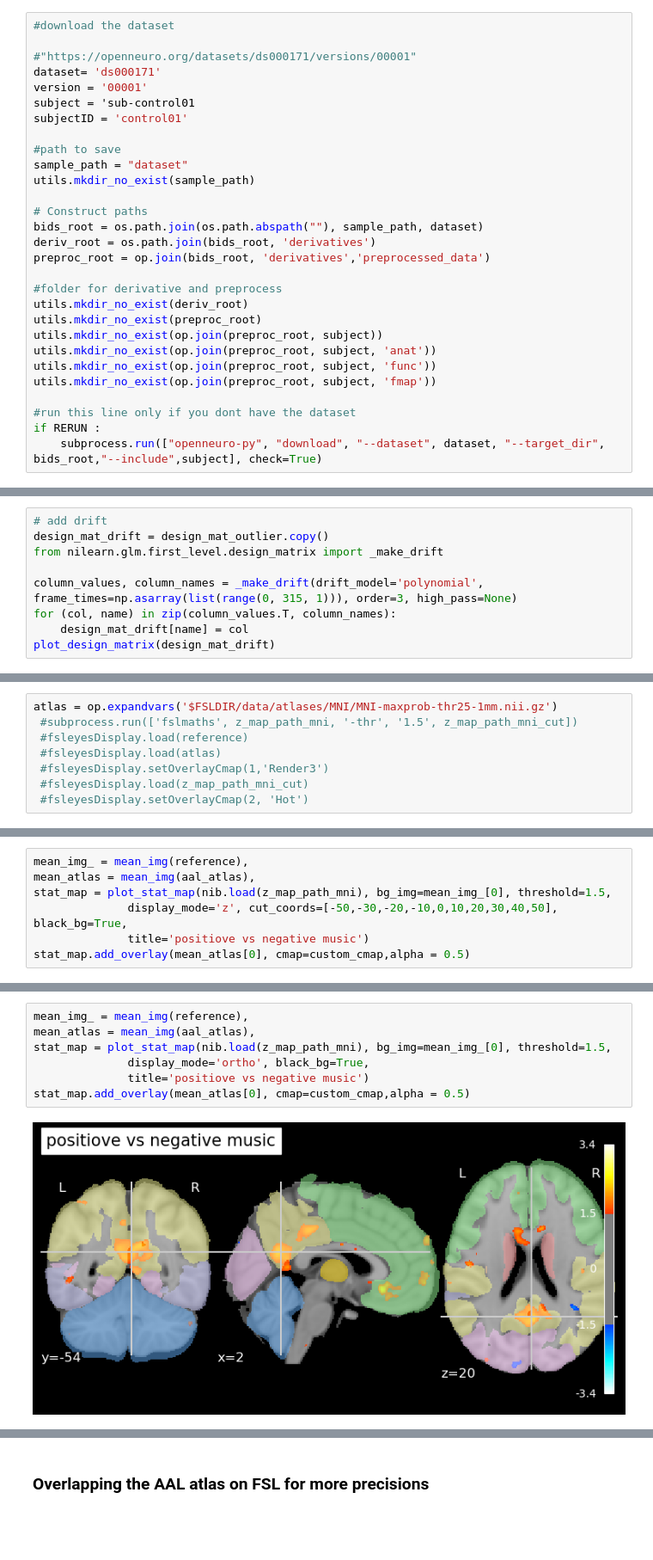
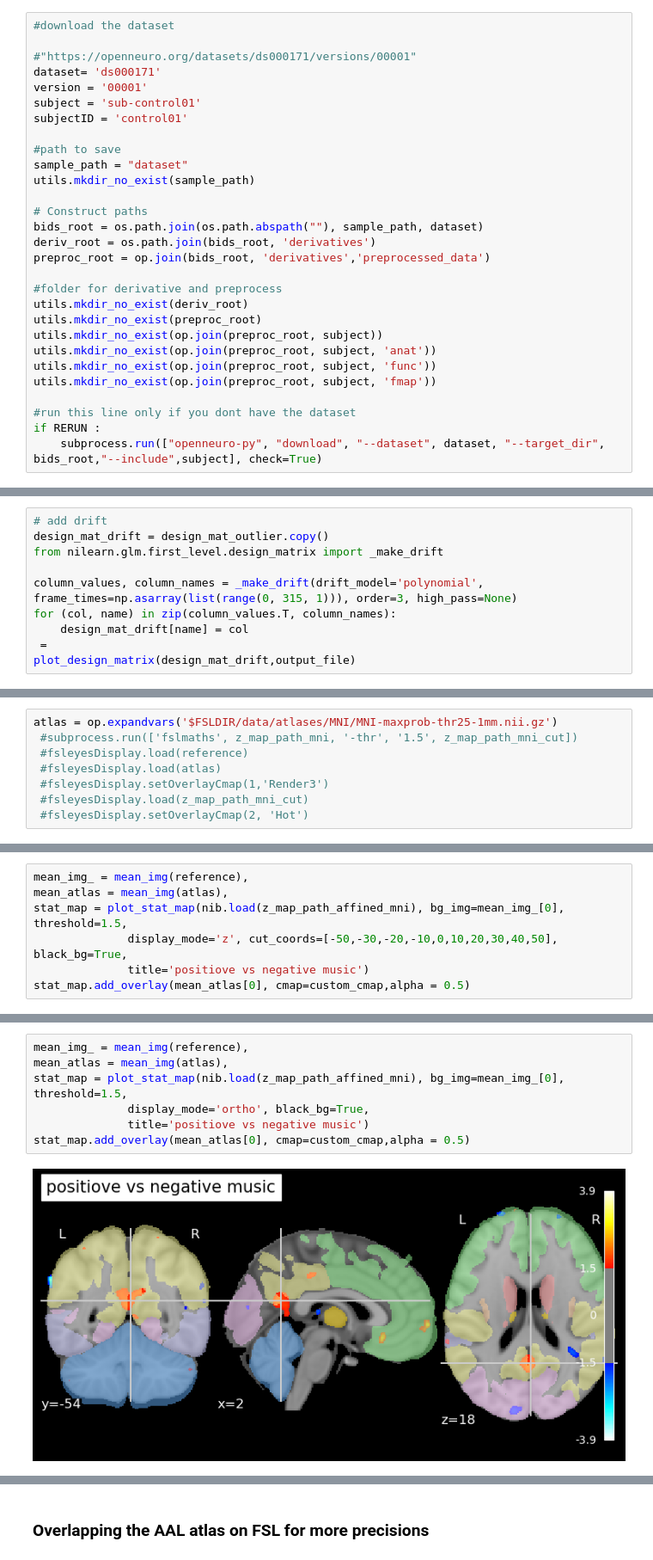
Before and after one commit to ThibthibML/NSSP, a Jupyter notebook: part1.ipynb, the cells around one changed output, grey strips where cells are left out. Shown at 86% size. Saved outputs shown, nothing was run; the diff lists cells and outputs as text; blank space fills up the shorter version.

```diff
--- a/part1.ipynb
+++ b/part1.ipynb
@@ -119,7 +117,7 @@ def display_atlas_corresp(atlas_xml_path):
 #"https://openneuro.org/datasets/ds000171/versions/00001"
 dataset= 'ds000171'
 version = '00001'
-subject = 'sub-control01
+subject = 'sub-control01'
 subjectID = 'control01'
 
 #path to save
@@ -735,5 +731,6 @@ from nilearn.glm.first_level.design_matrix import _make_drift
 column_values, column_names = _make_drift(drift_model='polynomial', frame_times=np.asarray(list(range(0, 315, 1))), order=3, high_pass=None)
 for (col, name) in zip(column_values.T, column_names):
     design_mat_drift[name] = col
-plot_design_matrix(design_mat_drift)
+ =
+plot_design_matrix(design_mat_drift,output_file)
 # %% [output]
@@ -959,8 +950,8 @@ plt.show()
 [figure]
 # %%
 mean_img_ = mean_img(reference),
-mean_atlas = mean_img(aal_atlas),
-stat_map = plot_stat_map(nib.load(z_map_path_mni), bg_img=mean_img_[0], threshold=1.5,
+mean_atlas = mean_img(atlas),
+stat_map = plot_stat_map(nib.load(z_map_path_affined_mni), bg_img=mean_img_[0], threshold=1.5,
               display_mode='z', cut_coords=[-50,-30,-20,-10,0,10,20,30,40,50], black_bg=True,
               title='positiove vs negative music')
 stat_map.add_overlay(mean_atlas[0], cmap=custom_cmap,alpha = 0.5)
@@ -969,10 +960,10 @@ stat_map.add_overlay(mean_atlas[0], cmap=custom_cmap,alpha = 0.5)
 # %%
 mean_img_ = mean_img(reference),
-mean_atlas = mean_img(aal_atlas),
-stat_map = plot_stat_map(nib.load(z_map_path_mni), bg_img=mean_img_[0], threshold=1.5,
+mean_atlas = mean_img(atlas),
+stat_map = plot_stat_map(nib.load(z_map_path_affined_mni), bg_img=mean_img_[0], threshold=1.5,
               display_mode='ortho', black_bg=True,
               title='positiove vs negative music')
 stat_map.add_overlay(mean_atlas[0], cmap=custom_cmap,alpha = 0.5)
 # %% [output]
-[figure, old version]
+[figure, new version]
 # %% [markdown]
```
Also changed, not shown: parts of 13 cells of this notebook, 1 other file.
